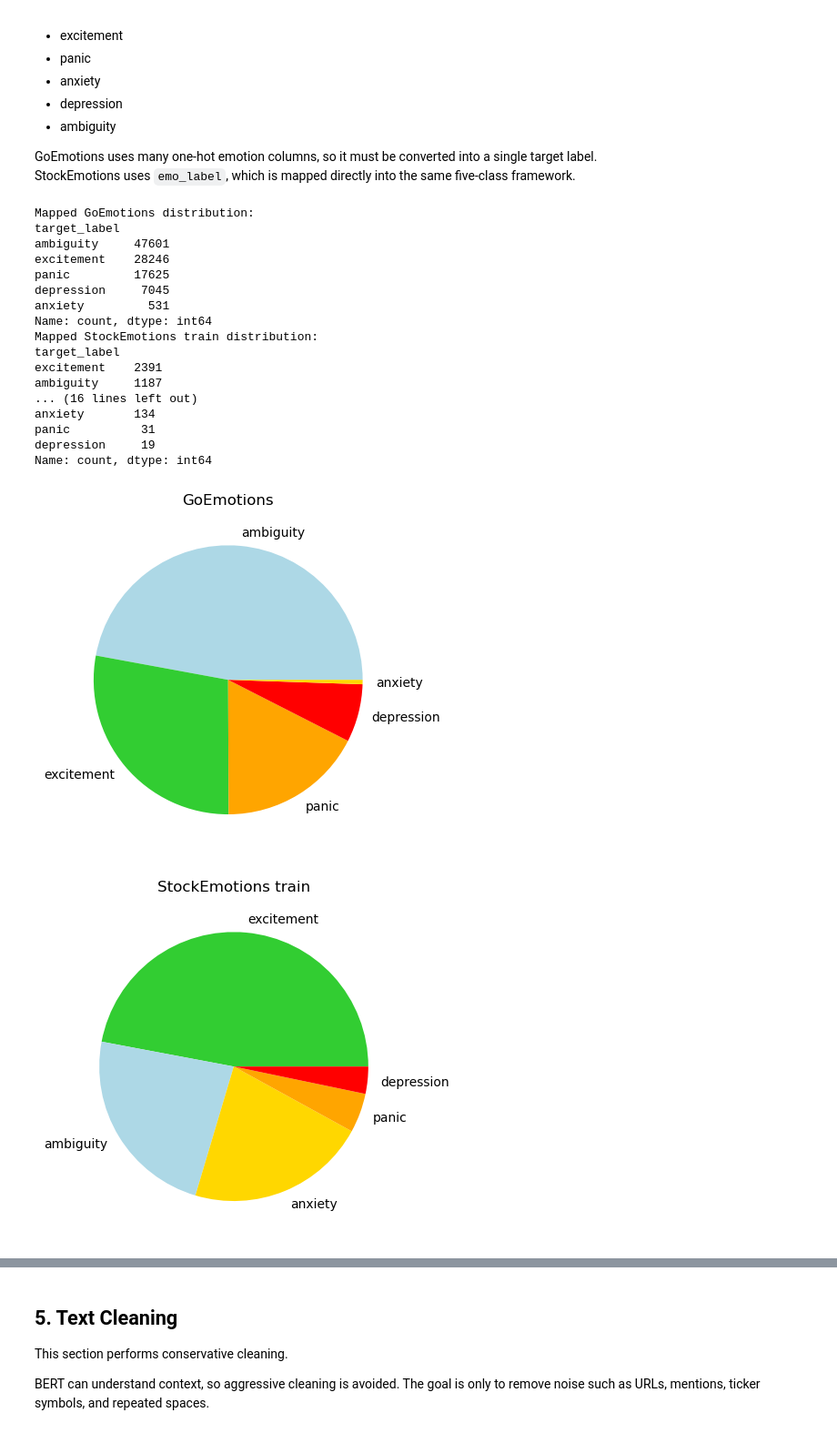
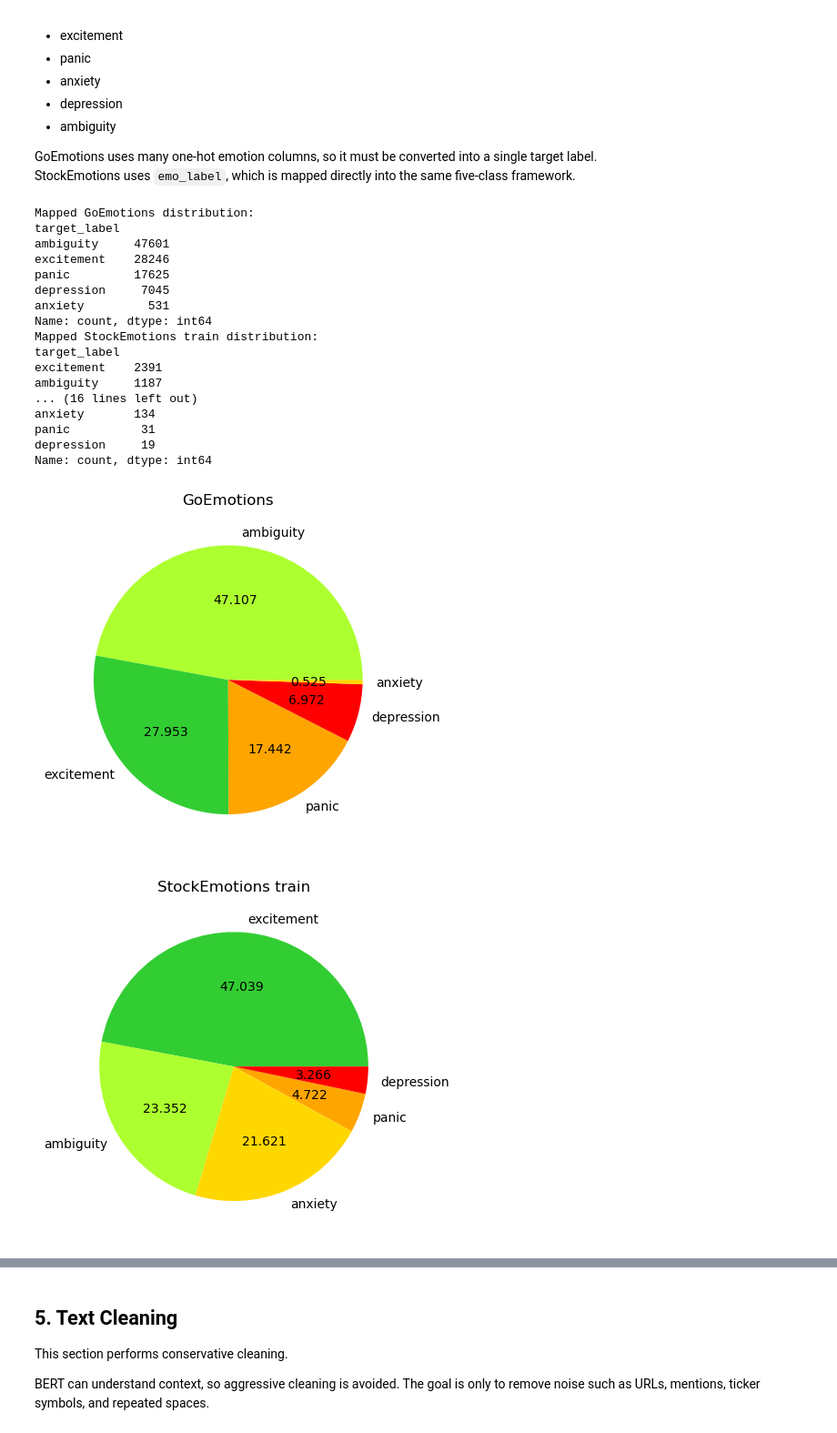
Before and after one commit to AbhikBoruah/Technology-Design-Project, a Jupyter notebook: ProjectDemo.ipynb, the cells around one changed output, grey strips where cells are left out. Shown at 91% size. Saved outputs shown, nothing was run; the diff lists cells and outputs as text; code cells hidden in the pictures.

Commit message:
Tune pie charts; display all outputs again

```diff
--- a/ProjectDemo.ipynb
+++ b/ProjectDemo.ipynb
@@ -277,12 +284,12 @@ stock_train_m["label"] = stock_train_m["target_label"].map(LABEL2ID).astype(int)
 stock_val_m["label"] = stock_val_m["target_label"].map(LABEL2ID).astype(int)
 stock_test_m["label"] = stock_test_m["target_label"].map(LABEL2ID).astype(int)
 
-# declare the colour map for the blue (changes per plot)
+# declare the colour map for the blue (ACTUAL ORDER CHANGES PER PLOT IN ORDER OF APPEARENCE OF KEY!)
 pie_colours_map = {
     "excitement":"limegreen",
     "panic":"orange",
     "anxiety":"gold",
-    "ambiguity":"lightblue",
+    "ambiguity":"greenyellow",
     "depression": "red"
 }
 
@@ -295,37 +302,39 @@ def plot_map(data, comment):
     print(data["target_label"].value_counts())
 
     plt.figure() # start a new subplot
-    # create a new pie chart represented by the counts in the stats, labelled by the names of the labels, coloured by the colours mapped to the list of labels for the plot
-    plt.pie([i / len(data) for i in list(counts.values)],
-            labels=list(counts.keys()),
-            colors=[pie_colours_map[i] for i in list(counts.keys())])     # https://stackoverflow.com/questions/62359875/keep-same-color-for-each-label-in-different-pie-charts
+    # create a pie chart where
+    plt.pie(
+            [i / len(data) for i in list(counts.values)], # the points are points with each label divided by the total points
+            labels=list(counts.keys()), # the labels are the labels
+            colors=[pie_colours_map[i] for i in list(counts.keys())], # the colours are the above colours mapped to the labels in the plot      https://stackoverflow.com/questions/62359875/keep-same-color-for-each-label-in-different-pie-charts
+            autopct="%1.3f") # and the percentages are displayed as 0.000       https://cs111.wellesley.edu/labs/lab15/how-to-make-a-pie-chart
     plt.title(comment) # title the plot
     plt.plot() # plot
 
 # Print mapped GoEmotions class distribution and class counts
 plot_map(go_df,"GoEmotions")
 
 # Print mapped StockEmotions class distribution and class counts
 plot_map(stock_train_m,"StockEmotions train")
 plot_map(stock_val_m,"StockEmotions validation")
 plot_map(stock_test_m,"StockEmotions test")
 # %% [output]
 Mapped GoEmotions distribution:
 target_label
 ambiguity     47601
 excitement    28246
 panic         17625
 depression     7045
 anxiety         531
 Name: count, dtype: int64
 Mapped StockEmotions train distribution:
 target_label
 excitement    2391
 ambiguity     1187
 ... (16 lines left out)
 anxiety       134
 panic          31
 depression     19
 Name: count, dtype: int64
-[figure, old version]
+[figure, new version]
-[figure, old version]
+[figure, new version]
```
Also changed, not shown: parts of 2 cells of this notebook.
